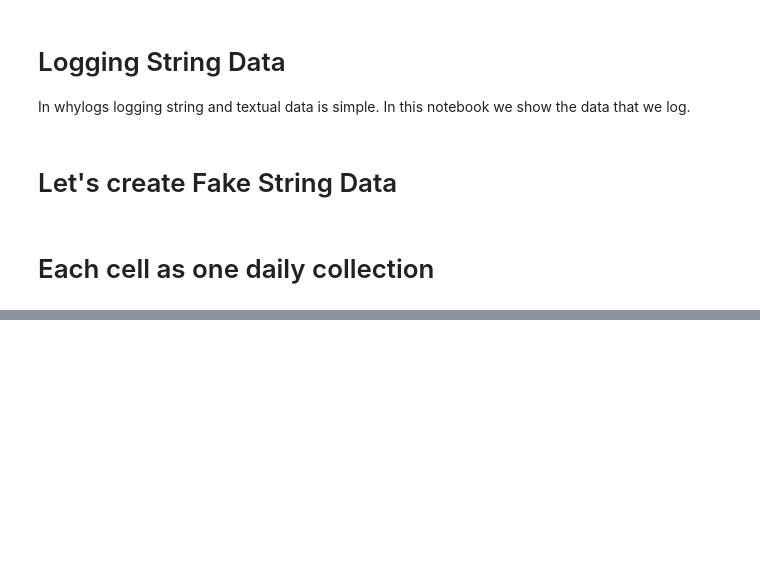
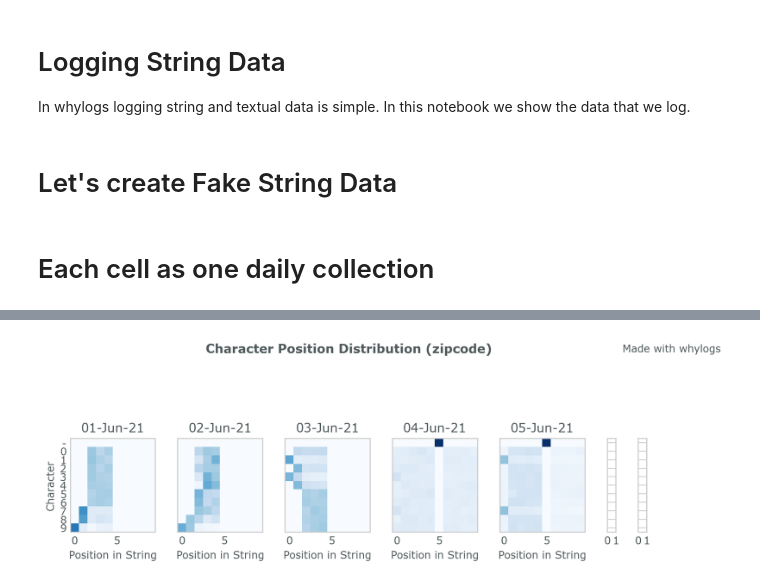
Before and after one commit to whylabs/whylogs, a Jupyter notebook: examples/String_Features.ipynb, the cells around one changed output, grey strips where cells are left out. Drawn from its saved outputs; the diff is of its cells as text; code cells hidden in the pictures; blank space fills up the shorter version.

```diff
--- a/examples/String_Features.ipynb
+++ b/examples/String_Features.ipynb
@@ -100,3 +115,7 @@ viz.plot_string("zipcode",character_list="-0123456789",aspect=1)
+# %%
+viz.plot_char_pos("zipcode",character_list="-0123456789",aspect=1)
+# %% [output]
+[figure, added]
 # %% [markdown]
 ![zip-code-map-large.jpeg](attachment:zip-code-map-large.jpeg)
 # %%
```
Also changed, not shown: parts of 10 cells of this notebook, 3 other files.
